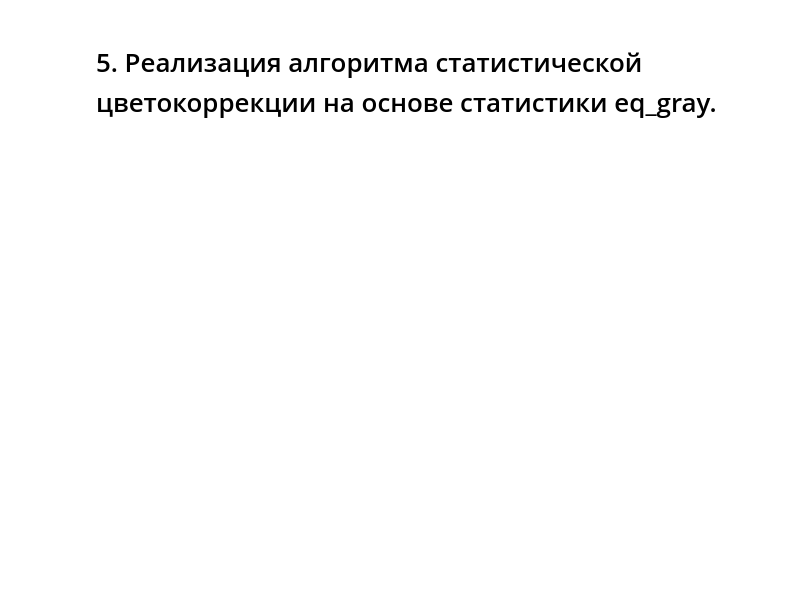
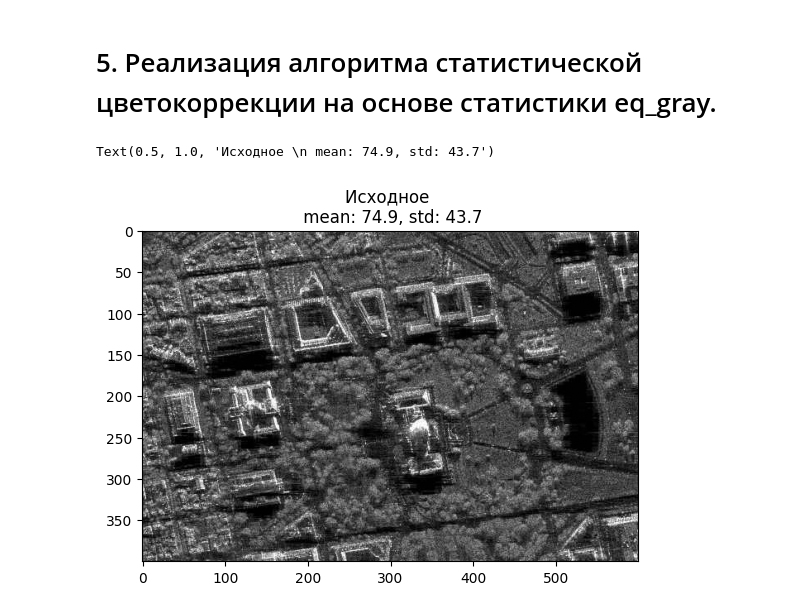
Before and after one commit to Ch0k0ladka/image-processing-labs, a Jupyter notebook: lab_1/IP_Task_2.ipynb, the cells around one changed output. Saved outputs shown, nothing was run; the diff lists cells and outputs as text; code cells hidden in the pictures; blank space fills up the shorter version.

```diff
--- a/lab_1/IP_Task_2.ipynb
+++ b/lab_1/IP_Task_2.ipynb
@@ -106,2 +106,13 @@ MSE: 7075.287691258028
 # %% [markdown]
 # 5. Реализация алгоритма статистической цветокоррекции на основе статистики eq_gray.
+# %%
+#image_gray = cv2.cvtColor(image, cv2.COLOR_BGR2GRAY) Было в предыдущем пункте
+
+mean = image_gray.mean()
+std = image_gray.std()
+
+plt.imshow(image_gray, cmap='gray')
+plt.title(f'Исходное \n mean: {mean:.1f}, std: {std:.1f}')
+# %% [output]
+Text(0.5, 1.0, 'Исходное \n mean: 74.9, std: 43.7')
+[figure, added]
```
Also changed, not shown: parts of 10 cells of this notebook, 1 other file.
